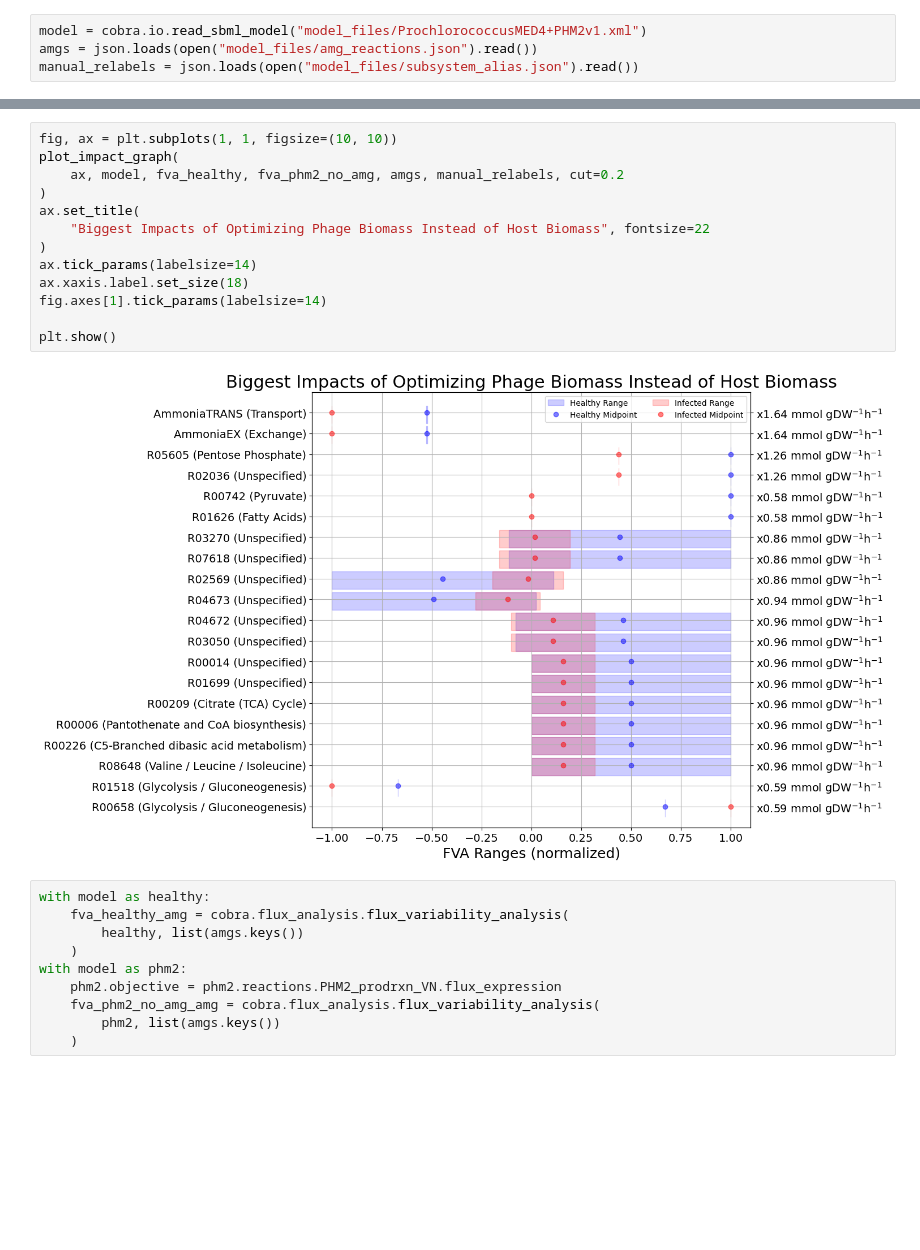
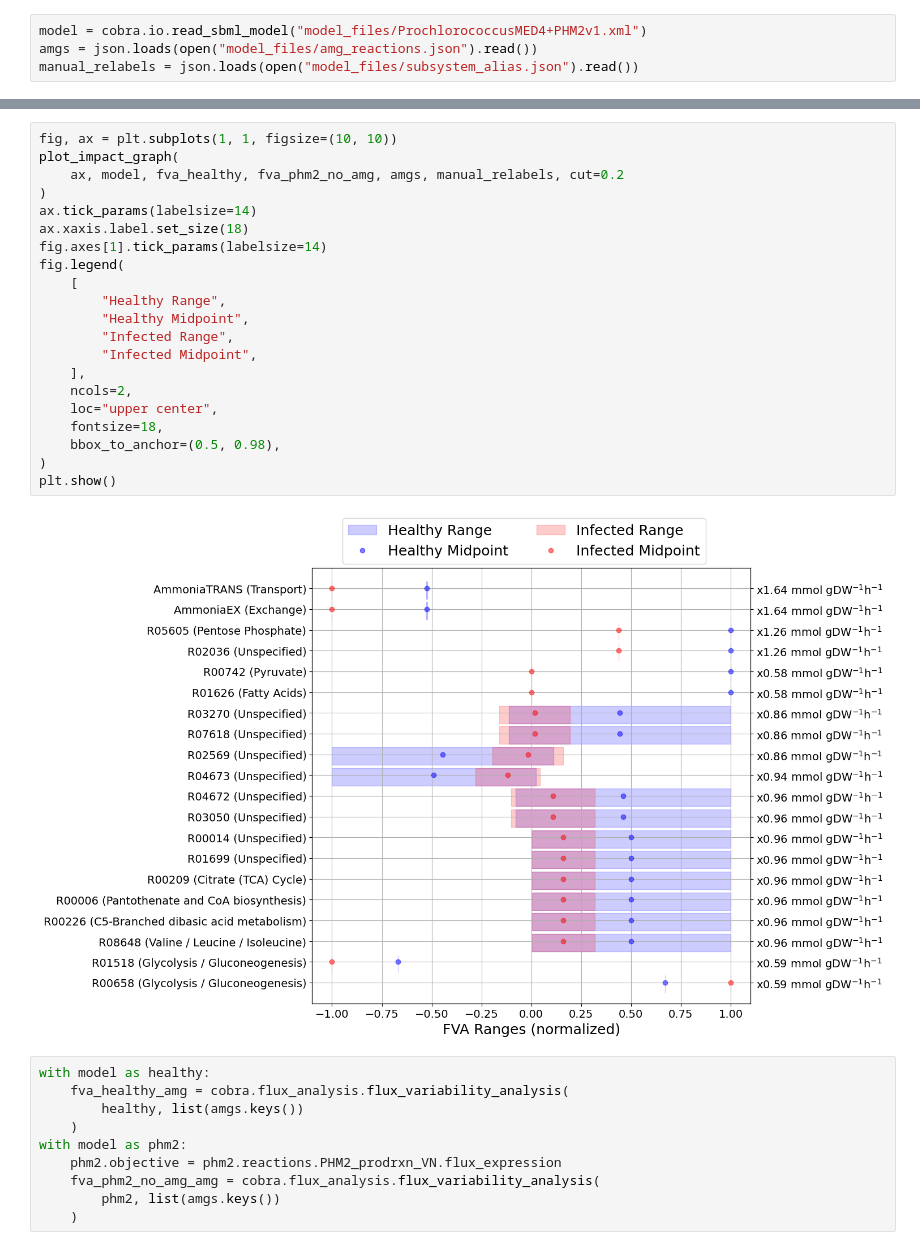
Before and after one commit to NWBRaVE/p-hm2-amgs-in-med4, a Jupyter notebook: phage_biomass_impact.ipynb, the cells around one changed output, grey strips where cells are left out. Drawn from its saved outputs; the diff is of its cells as text; blank space fills up the shorter version.

Commit message:
removed fva plot titles and made legends bigger

```diff
--- a/phage_biomass_impact.ipynb
+++ b/phage_biomass_impact.ipynb
@@ -36,18 +36,26 @@ PHM2_prodrxn_VN  0.183896  0.183896
 # %%
 fig, ax = plt.subplots(1, 1, figsize=(10, 10))
 plot_impact_graph(
     ax, model, fva_healthy, fva_phm2_no_amg, amgs, manual_relabels, cut=0.2
 )
-ax.set_title(
-    "Biggest Impacts of Optimizing Phage Biomass Instead of Host Biomass", fontsize=22
-)
 ax.tick_params(labelsize=14)
 ax.xaxis.label.set_size(18)
 fig.axes[1].tick_params(labelsize=14)
-
+fig.legend(
+    [
+        "Healthy Range",
+        "Healthy Midpoint",
+        "Infected Range",
+        "Infected Midpoint",
+    ],
+    ncols=2,
+    loc="upper center",
+    fontsize=18,
+    bbox_to_anchor=(0.5, 0.98),
+)
 plt.show()
 # %% [output]
-[figure, old version]
+[figure, new version]
 # %%
 with model as healthy:
     fva_healthy_amg = cobra.flux_analysis.flux_variability_analysis(
```
Also changed, not shown: parts of 2 cells of this notebook, 3 other files.
